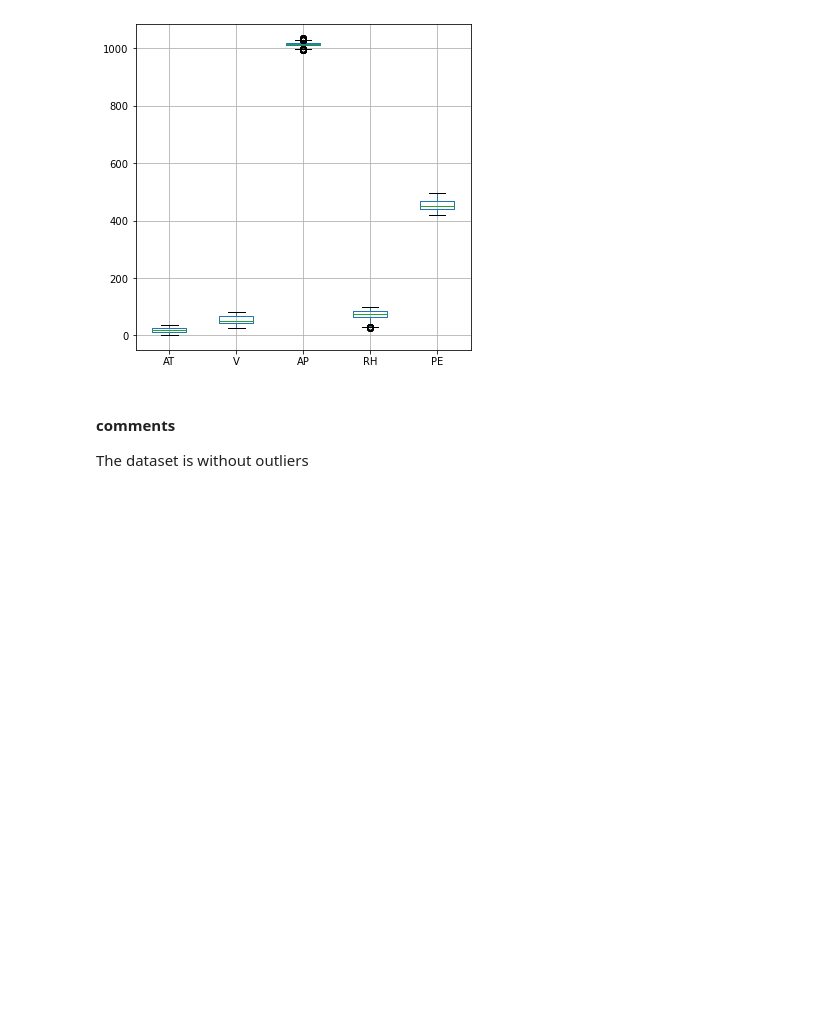
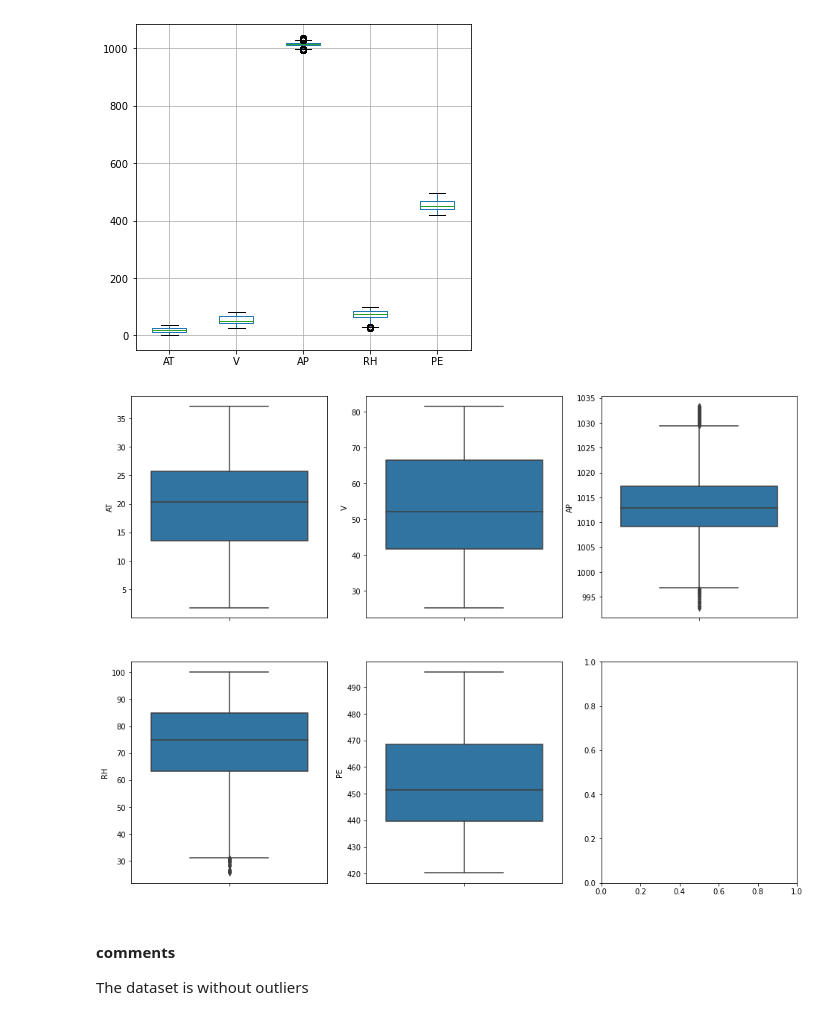
Before and after one commit to Madaar49/Data-Science-1.TU_Darmstadt_final_project, a Jupyter notebook: Gbondo_2331706_Final_project.ipynb, the cells around one changed output. Cells and saved outputs as stored; diff of their text form; code cells hidden in the pictures; blank space fills up the shorter version.

```diff
--- a/Gbondo_2331706_Final_project.ipynb
+++ b/Gbondo_2331706_Final_project.ipynb
@@ -200,6 +198,16 @@ df.boxplot(figsize=(6,6))
 # %% [output]
 <AxesSubplot:>
 [figure]
+# %%
+fig, ax = plt.subplots(ncols=3, nrows=2,
+                       figsize = (16,12))
+ax = ax.flatten()
+index = 0
+for cols, values in df.items():
+    sns.boxplot(y=cols, data=df, ax=ax[index])
+    index +=1
+# %% [output]
+[figure, added]
 # %% [markdown]
 #### comments
 The dataset is without outliers
```
Also changed, not shown: parts of 8 cells of this notebook.
